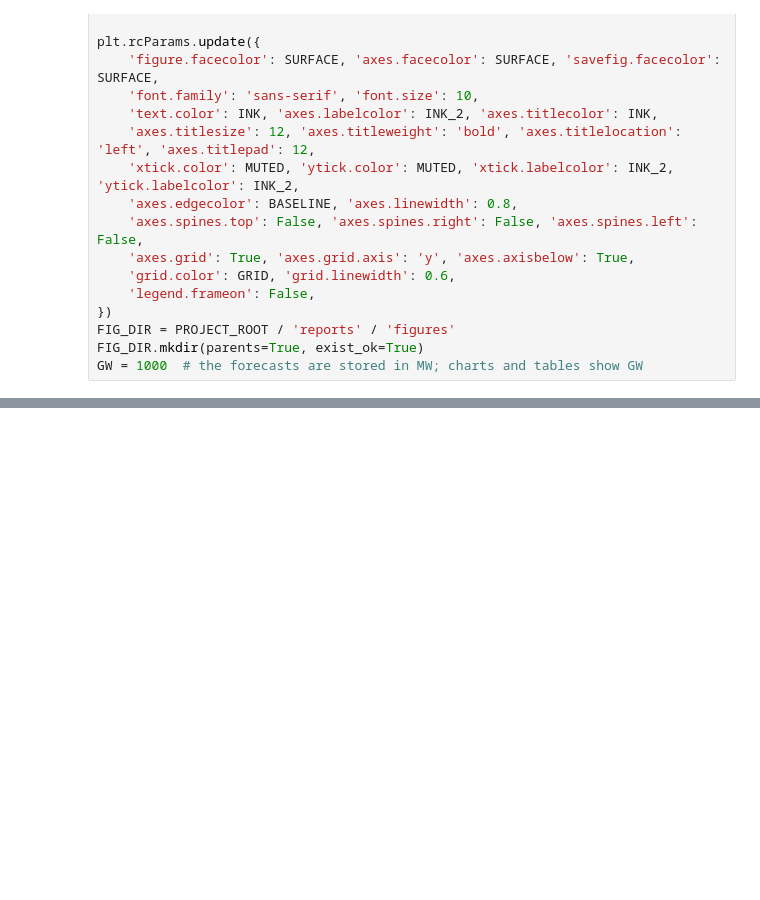
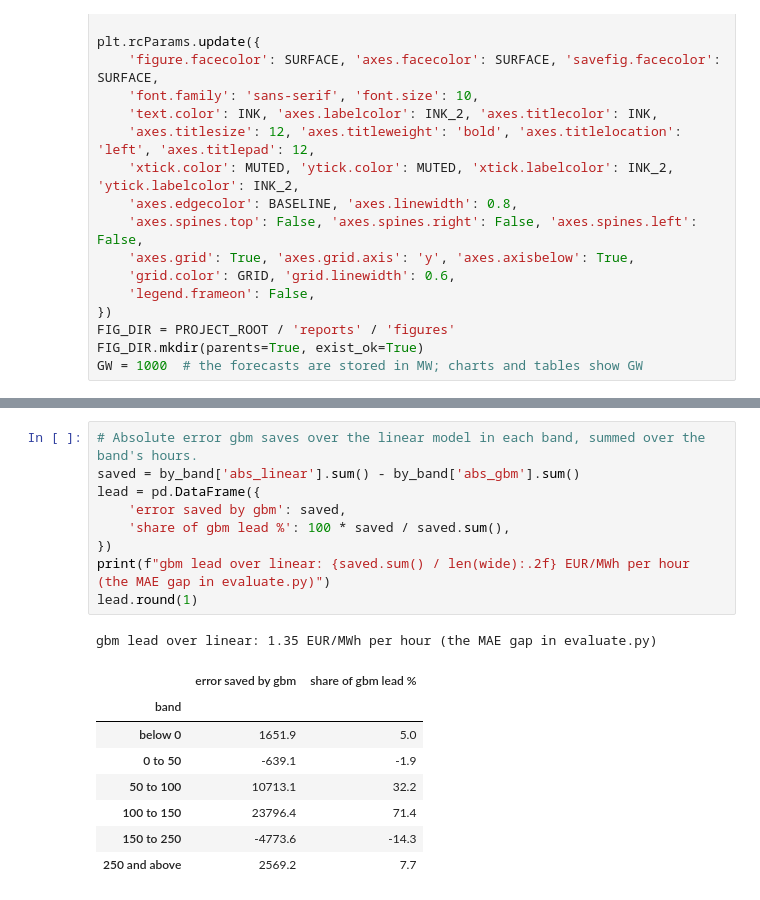
Before and after one commit to Tomek72/pl-dayahead, a Jupyter notebook: notebooks/02_post_mortem.ipynb, the cells around one changed output, grey strips where cells are left out. Cells and saved outputs as stored; diff of their text form; blank space fills up the shorter version.

```diff
--- a/notebooks/02_post_mortem.ipynb
+++ b/notebooks/02_post_mortem.ipynb
@@ -145 +162,20 @@ plt.show()
+# %%
+# Absolute error gbm saves over the linear model in each band, summed over the band's hours.
+saved = by_band['abs_linear'].sum() - by_band['abs_gbm'].sum()
+lead = pd.DataFrame({
+    'error saved by gbm': saved,
+    'share of gbm lead %': 100 * saved / saved.sum(),
+})
+print(f"gbm lead over linear: {saved.sum() / len(wide):.2f} EUR/MWh per hour (the MAE gap in evaluate.py)")
+lead.round(1)
+# %% [output]
+gbm lead over linear: 1.35 EUR/MWh per hour (the MAE gap in evaluate.py)
+|  | error saved by gbm | share of gbm lead % |
+| band |  |  |
+| below 0 | 1651.9 | 5.0 |
+| 0 to 50 | -639.1 | -1.9 |
+| 50 to 100 | 10713.1 | 32.2 |
+| 100 to 150 | 23796.4 | 71.4 |
+| 150 to 250 | -4773.6 | -14.3 |
+| 250 and above | 2569.2 | 7.7 |
 # %% [markdown]
```
Also changed, not shown: parts of 28 cells of this notebook, 23 other files.
